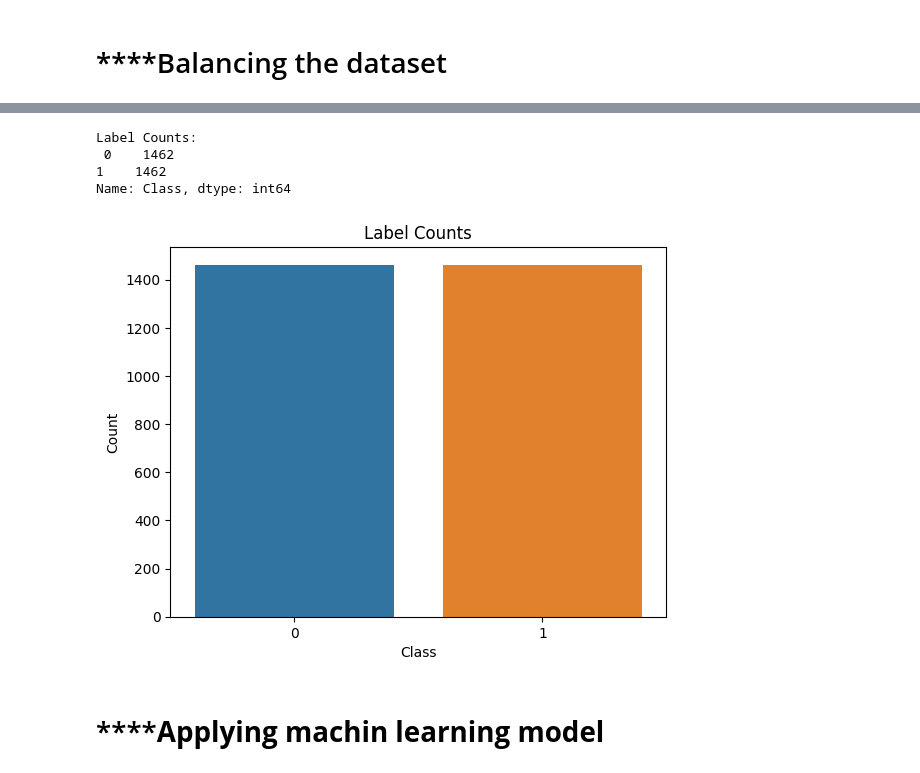
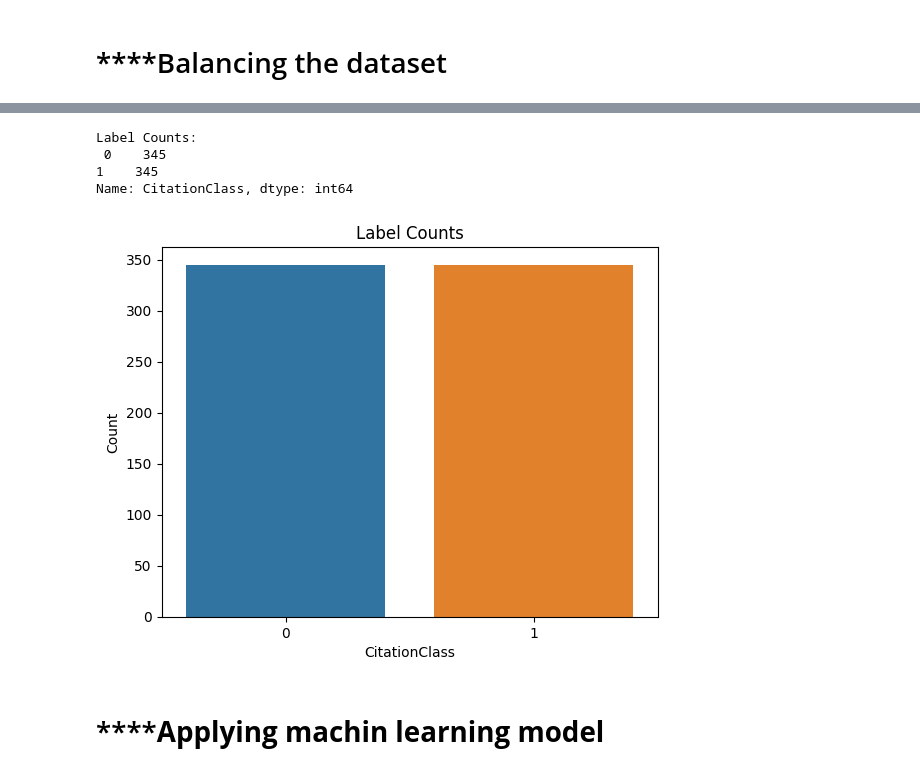
Before and after one commit to Arshad-Iqbal-Khattak/Arshad-Iqbal-Khattak, a Jupyter notebook: datasetbalanced1andcompare.ipynb, the cells around one changed output, grey strips where cells are left out. Saved outputs shown, nothing was run; the diff lists cells and outputs as text; code cells hidden in the pictures.

```diff
--- a/datasetbalanced1andcompare.ipynb
+++ b/datasetbalanced1andcompare.ipynb
@@ -78,6 +71,4 @@ balanced_setf2.to_csv(output_path + 'balanced_datasetf4.csv', index=False)
 # %%
-
-
-df = pd.read_csv("/kaggle/working/balanced_datasetf4.csv")
+df = pd.read_csv("/kaggle/working/balanced_dataset1.csv")
 df.head()
 # %% [output]
@@ -90,22 +81,22 @@ df.head()
 # %%
 import matplotlib.pyplot as plt
 import seaborn as sns
 
 # Print the count of 0 and 1 labels
-print("Label Counts:\n", df["Class"].value_counts())
+print("Label Counts:\n", df["CitationClass"].value_counts())
 
 # Plot a bar graph of the label counts
-sns.countplot(data=df, x="Class")
-plt.xlabel("Class")
+sns.countplot(data=df, x="CitationClass")
+plt.xlabel("CitationClass")
 plt.ylabel("Count")
 plt.title("Label Counts")
 plt.show()
 # %% [output]
 Label Counts:
- 0    1462
-1    1462
-Name: Class, dtype: int64
+ 0    345
+1    345
+Name: CitationClass, dtype: int64
-[figure, old version]
+[figure, new version]
 # %% [markdown]
 # ******Applying machin learning model**
 # %%
```
Also changed, not shown: parts of 15 cells of this notebook, 2 other files.
